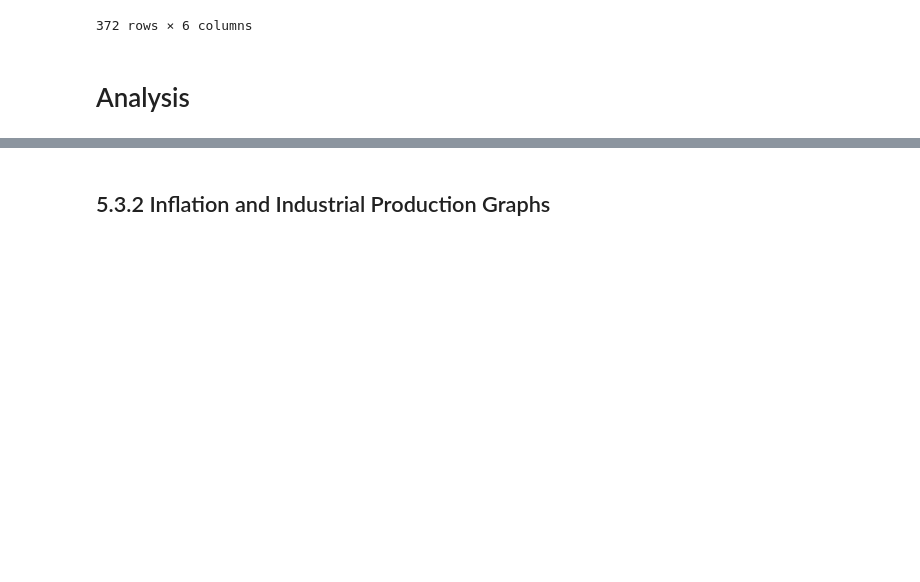
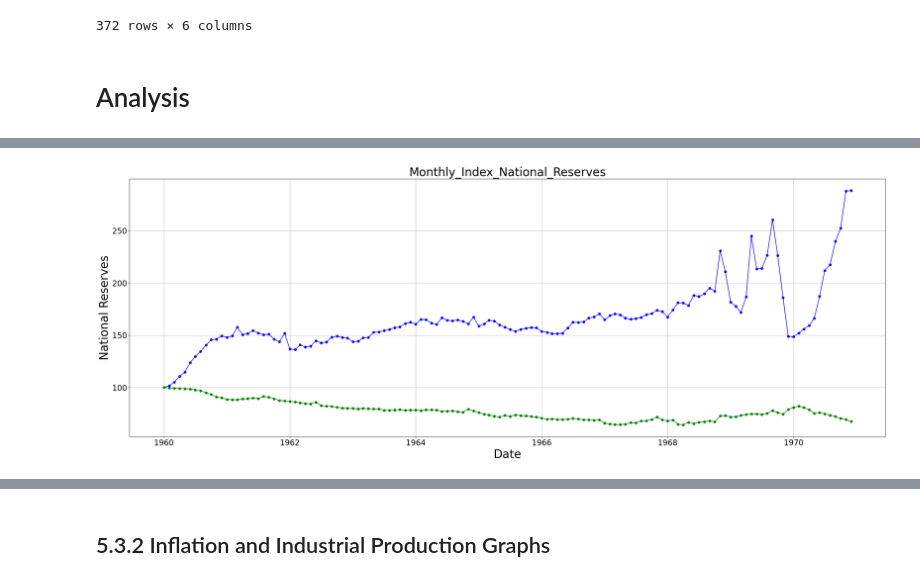
Before and after one commit to Nayrbnat/EC1B1-Coursework, a Jupyter notebook: EC1B1 Coursework.ipynb, the cells around one changed output, grey strips where cells are left out. Drawn from its saved outputs; the diff is of its cells as text; code cells hidden in the pictures; blank space fills up the shorter version.

```diff
--- a/EC1B1 Coursework.ipynb
+++ b/EC1B1 Coursework.ipynb
@@ -294,0 +371,24 @@ interpolate_missing_data(df_modified_usa)
+# %%
+# Plot a time series graph of the monthly indexed value of international reserves of your country
+# and the US from January 1960 until the exit of the US from Bretton Woods.
+
+plt.figure(figsize=(35, 12))
+
+# Plot until the exit of the US from Bretton Woods (1971)
+limit_year = 1971
+df_germany_filtered = df_edited_germany[df_edited_germany.index.year < limit_year]
+df_usa_filtered = df_edited_usa[df_edited_usa.index.year < limit_year]
+
+plt.plot(df_germany_filtered.index, df_germany_filtered['Index_National_Reserves'], marker='o', linestyle='-', color='b')
+plt.plot(df_usa_filtered.index, df_usa_filtered['Index_National_Reserves'], marker='o', linestyle='-', color='g')
+
+plt.title('Monthly_Index_National_Reserves', size=(30))
+plt.xlabel('Date', size=(30))
+plt.ylabel('National Reserves', size=(30))
+plt.grid(True)
+plt.xticks(size=(20))
+plt.yticks(size=(20))
+
+plt.show()
+# %% [output]
+[figure, added]
```
Also changed, not shown: parts of 7 cells of this notebook, 2 other files.
